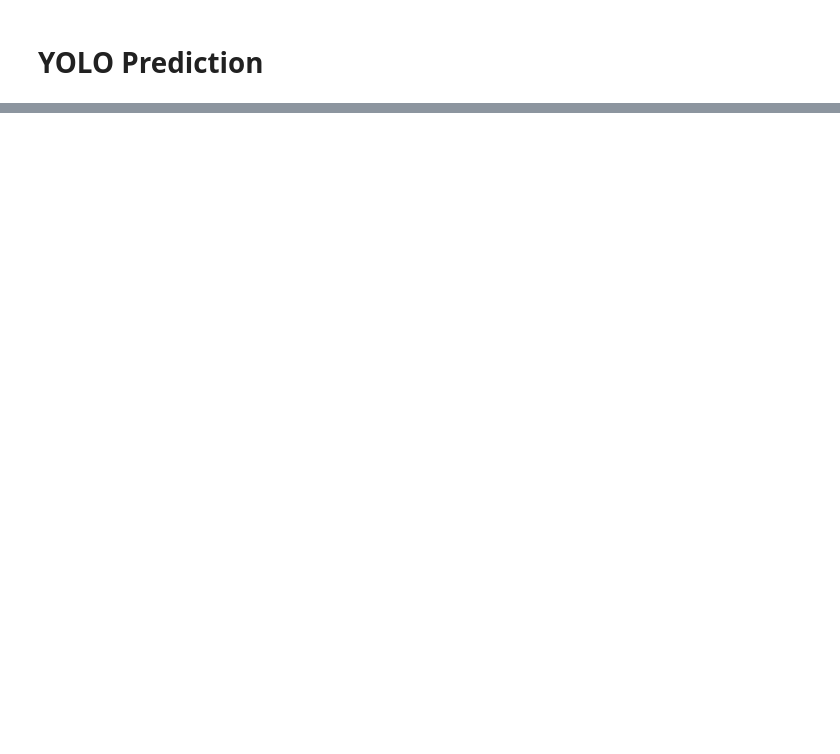
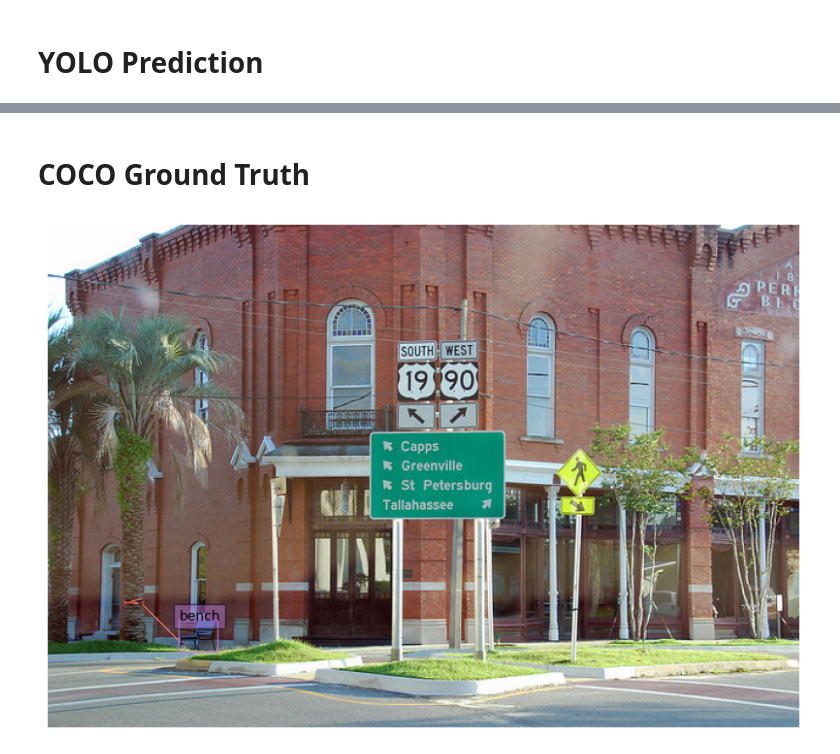
Before and after one commit to c-santos/ZS-ObjectDetection-SAM, a Jupyter notebook: master.ipynb, the cells around one changed output, grey strips where cells are left out. Saved outputs shown, nothing was run; the diff lists cells and outputs as text; code cells hidden in the pictures; blank space fills up the shorter version.

Commit message:
Added drawing of COCO ground truth

```diff
--- a/master.ipynb
+++ b/master.ipynb
@@ -643,0 +678,27 @@ draw_yolo(image=image_path)
+# %% [markdown]
+# COCO Ground Truth
+# %%
+def draw_coco(image_path=image_path, annotations=annotations):
+    # image = plt.imread(image_path)
+    # plt.imshow(image)
+    # plt.axis('off')
+    # plt.show()
+
+    fig, ax = plt.subplots(1, figsize=(10, 10))
+    ax.imshow(image)
+    ax.axis('off')
+
+    for a in annotations:
+        x, y, w, h = a['bbox']
+        color = np.random.rand(3,)
+        rect = plt.Rectangle((x, y), w, h, fill=False, color=color)
+        ax.add_patch(rect)
+        # use the color and add transparency of 0.5
+        color = np.append(color, 0.5)
+        # add text with white background
+        ax.text(x, y, f"{category_names[a['category_id']]}", color='black', fontsize=10, bbox=dict(facecolor=color, alpha=0.5))
+# %%
+if input_key == 2:
+    draw_coco()
+# %% [output]
+[figure, added]
```
Also changed, not shown: parts of 13 cells of this notebook.
